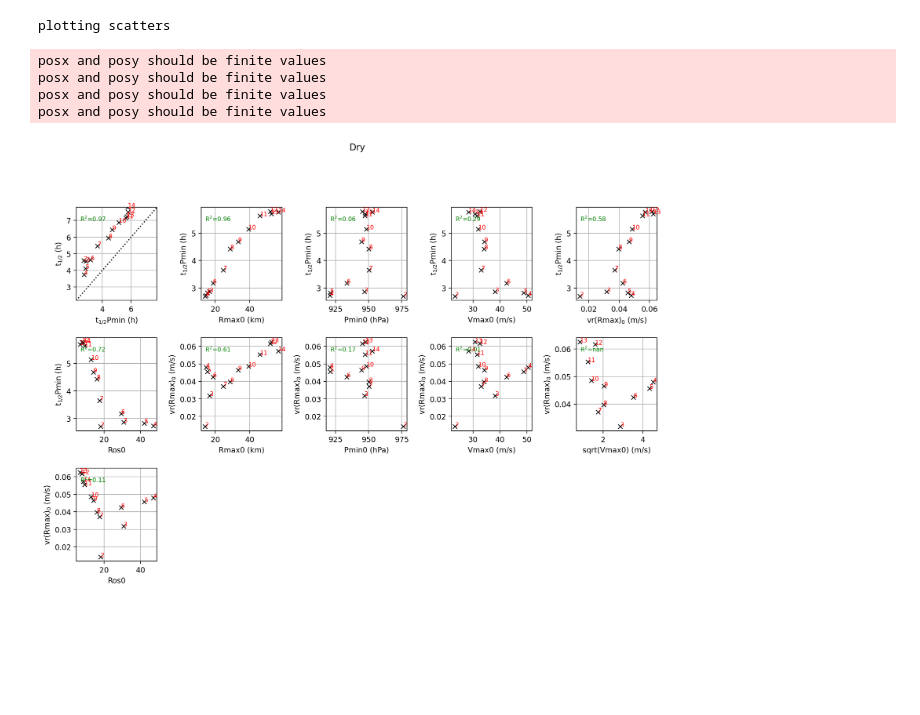
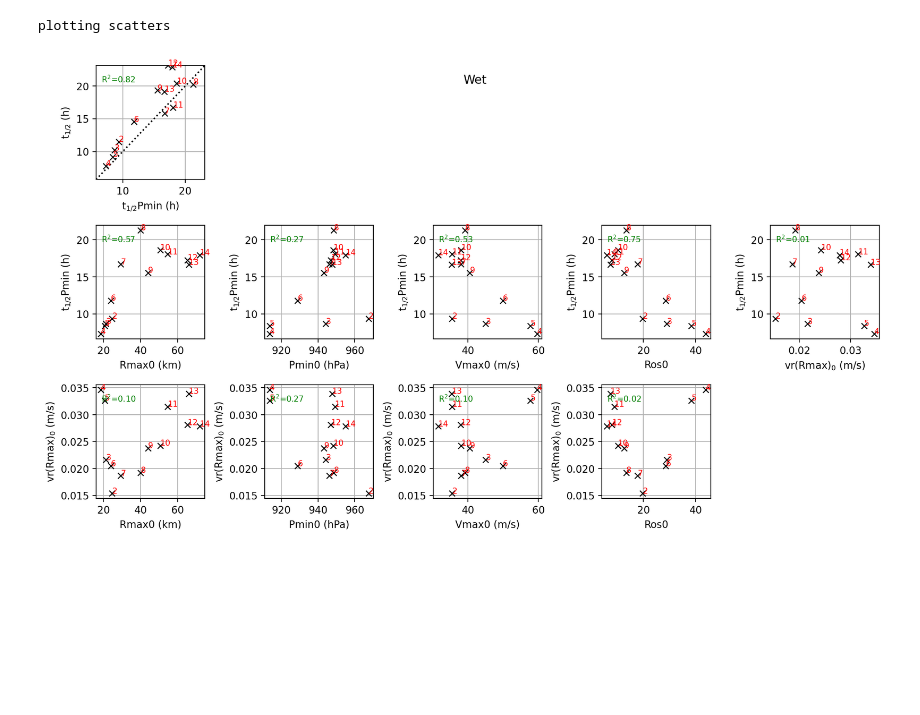
Before and after one commit to suprdory/wrfstore-py, a Jupyter notebook: fit_decay_stats_P0.ipynb, the cells around one changed output. Drawn from its saved outputs; the diff is of its cells as text; code cells hidden in the pictures; blank space fills up the shorter version.

```diff
--- a/fit_decay_stats_P0.ipynb
+++ b/fit_decay_stats_P0.ipynb
@@ -9,16 +9,20 @@ from scipy.optimize import curve_fit
 plt.rcParams["axes.prop_cycle"] = plt.cycler("color", plt.cm.viridis(np.linspace(0,1,12)))
 # plt.rcParams["axes.prop_cycle"] = plt.cycler("color", plt.cm.tab10.colors)
 
-runstr='Dry'
-dftab=pd.read_pickle('dfs/df_run_02_dry_delta_tab.pkl')
-df=pd.read_pickle('dfs/df_run_02_dry.pkl')
+# runstr='Dry'
+# dftab=pd.read_pickle('dfs/df_run_02_dry_delta_tab.pkl')
+# df=pd.read_pickle('dfs/df_run_02_dry.pkl')
 
-# runstr='Wet'
-# dftab=pd.read_pickle('dfs/df_run_02_land_delta_tab.pkl')
-# df=pd.read_pickle('dfs/df_run_02_land.pkl')
+runstr='Wet'
+dftab=pd.read_pickle('dfs/df_run_02_land_delta_tab.pkl')
+# # df=pd.read_pickle('dfs/df_run_02_land.pkl')
 
-tlfs=df.tlf.unique()
+f=2*np.sin(30*(np.pi/180))*7.2921150E-5
+fs=8 #font size
 dftab['tal']=round((dftab.t-dftab.tlf)*24,2)
+dftab['r']=round(dftab['r'],3)
+dftab['rV10max']=round(dftab['rV10max'],3)
+r0=dftab.r.unique()[0]
 # %%
 def plot_ts(ax,d):
     ax.plot(tlfs,d.dat,'kx-')
@@ -267,50 +225,40 @@ def plot_scat(ax,d):
 
 print('plotting scatters')
 fs=8
-fig,axs=plt.subplots(4,5,dpi=200,figsize=(14,12))
-plt.subplots_adjust(hspace=0.4,wspace=0.55)
+fig,axs=plt.subplots(3,5,dpi=200,figsize=(14,6))
+plt.subplots_adjust(hspace=0.4,wspace=0.55,top=1,bottom=0)
+for i in range(1,5):
+    axs.flatten()[i].axis('off')
 
 pltdats=(
-#     Pltdat(vd['thP'],vd['tha_aRmax'],True),
     Pltdat(vd['thP'],vd['tha'],True),
 
     Pltdat(vd['Rmax0'],vd['thP'],False),
     Pltdat(vd['Pmin0'],vd['thP'],False),
     Pltdat(vd['Vmax0'],vd['thP'],False),
+    Pltdat(vd['Ros0'],vd['thP'],False),
     Pltdat(vd['vrRmax0'],vd['thP'],False),
-    Pltdat(vd['Ros0'],vd['thP'],False),
-#     Pltdat(vd['a_vrPhat2'],vd['thP'],False),
-#     Pltdat(vd['Rmax0'],vd['a_vrPhat2'],False),
-#     Pltdat(vd['Pmin0'],vd['a_vrPhat2'],False),
-#     Pltdat(vd['Vmax0'],vd['a_vrPhat2'],False),
-#     Pltdat(vd['vrRmax0'],vd['a_vrPhat2'],False),
-#     Pltdat(vd['Ros0'],vd['a_vrPhat2'],False),
-#     Pltdat(vd['Ros0rec'],vd['a_vrPhat2'],False),
-#     Pltdat(vd['Vmax0rec'],vd['a_vrPhat2'],False),
-#     Pltdat(vd['Vmax0rec2'],vd['a_vrPhat2'],False),
 
     Pltdat(vd['Rmax0'],vd['vrRmax0'],False),
     Pltdat(vd['Pmin0'],vd['vrRmax0'],False),
     Pltdat(vd['Vmax0'],vd['vrRmax0'],False),
-    Pltdat(vd['sqrtVmax0'],vd['vrRmax0'],False),
     Pltdat(vd['Ros0'],vd['vrRmax0'],False),
+#     Pltdat(vd['sqrtVmax0'],vd['vrRmax0'],False),
+
 )
 
 # if runstr=='Wet':
 #     pltdats=pltdats+(
 #         Pltdat(vd['thP'],vd['thR'],True),
 #         Pltdat(vd['rmax'],vd['thR'],False),
 # )
 
+axs=np.delete(axs.flatten(),[1,2,3,4])
 for ax,pltdat in zip(axs.flatten(),pltdats):
     plot_scat(ax,pltdat)
 plt.suptitle(runstr);
 for i in range(len(pltdats),len(axs.flat)):
     axs.flat[i].axis('off')
 # %% [output]
 plotting scatters
-posx and posy should be finite values
-posx and posy should be finite values
-posx and posy should be finite values
-posx and posy should be finite values
-[figure, old version]
+[figure, new version]
```
Also changed, not shown: parts of 2 cells of this notebook, 1 other file.
